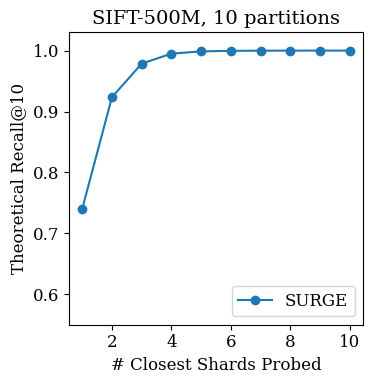
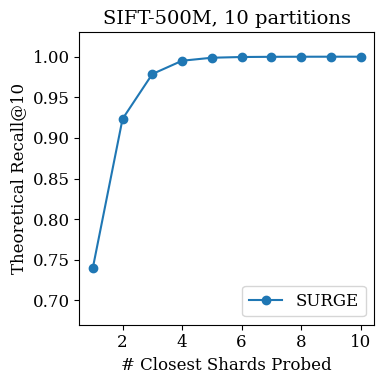
Code edit (unified diff) that turned the first committed figure into the second:
--- before
+++ after
@@ -13,5 +13,5 @@
 # plt.yticks(np.round(plt.yticks()[0], decimals=1))
 plt.tight_layout()
-plt.ylim(0.55, 1.03)
+plt.ylim(0.67, 1.03)
 
 plt.savefig("sift500_theoretical_recall_vs_nprobe.pdf", bbox_inches="tight")

Commit: new fig 1 plots